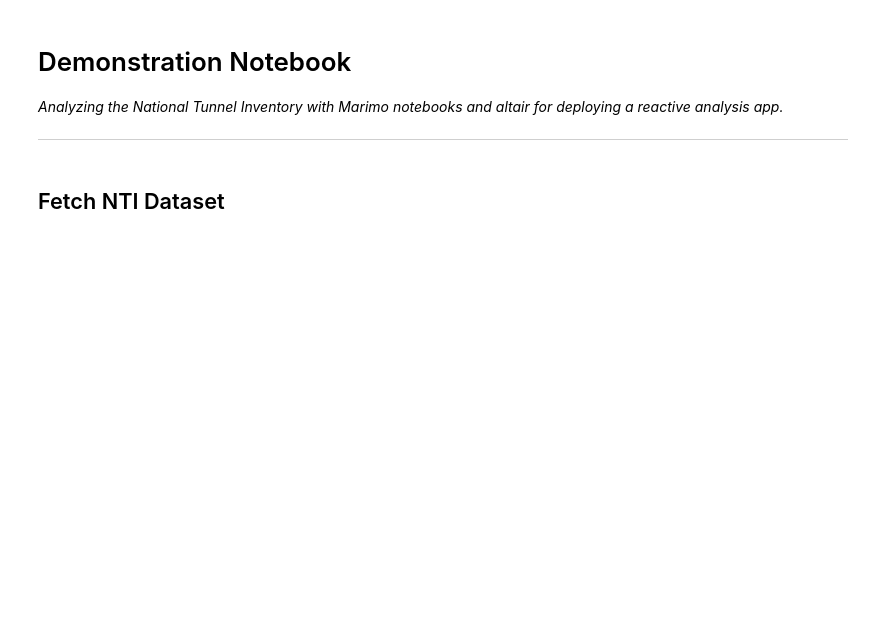
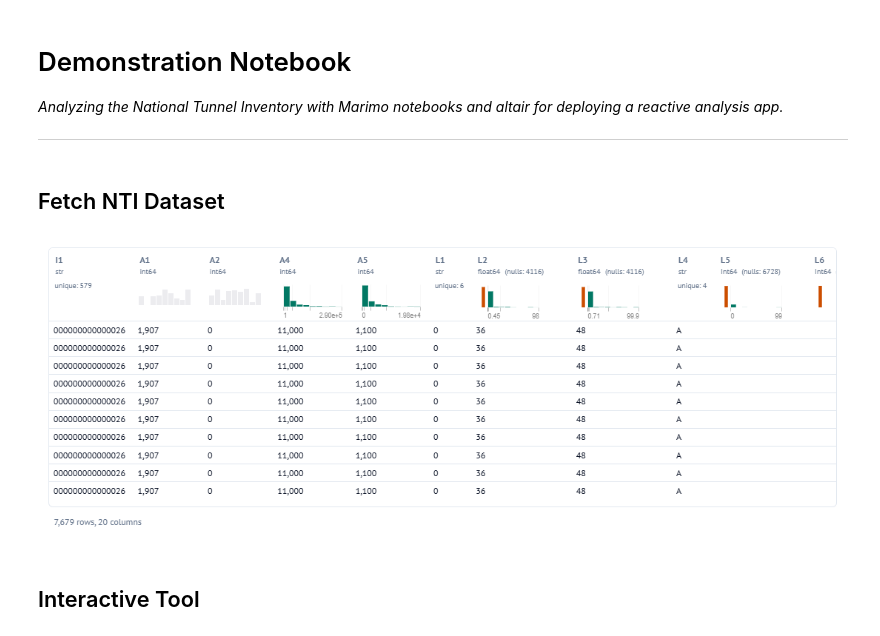
Before and after one commit to drake-builta/tunnels-demo, a Jupyter notebook: __marimo__/tunnels-demonstration.ipynb, the cells around one changed output. Cells and saved outputs as stored; diff of their text form; code cells hidden in the pictures; blank space fills up the shorter version.

```diff
--- a/__marimo__/tunnels-demonstration.ipynb
+++ b/__marimo__/tunnels-demonstration.ipynb
@@ -15,0 +11,36 @@ conn = duckdb.connect(DATABASE_URL, read_only=True)
+# %%
+import duckdb as ddb
+
+df = ddb.sql(f"""
+    SELECT
+        tunnels.I1,
+        A1,
+        A2,
+        A4,
+        A5,
+        L1,
+        L2,
+        L3,
+        L4,
+        L5,
+        L6,
+        L7,
+        L8,
+        L9,
+        EN,
+        CS1::INTEGER AS CS1,
+        CS2::INTEGER AS CS2,
+        CS3::INTEGER AS CS3,
+        CS4::INTEGER AS CS4,
+        TOTALQTY::INTEGER AS TOTALQTY
+
+    FROM 'tunnels.csv'
+        INNER JOIN 'elements.csv'
+        ON tunnels.I1 = elements.I1;
+    """).df()
+
+df
+# %% [output]
+[figure, added]
+# %% [markdown]
+## Interactive Tool
```
Also changed, not shown: parts of 8 cells of this notebook, 7 other files.
